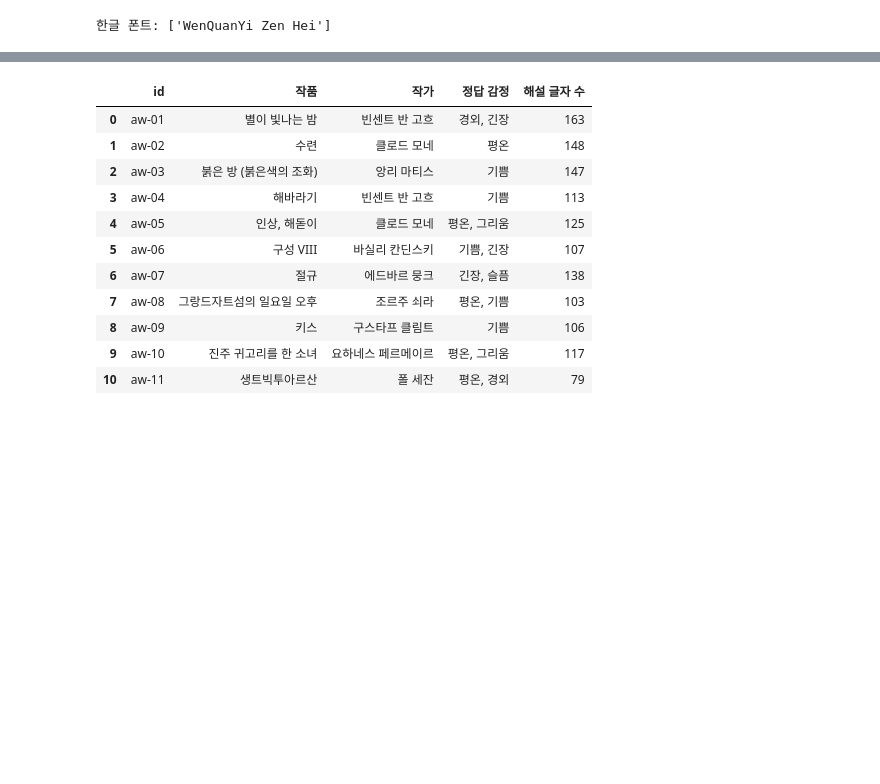
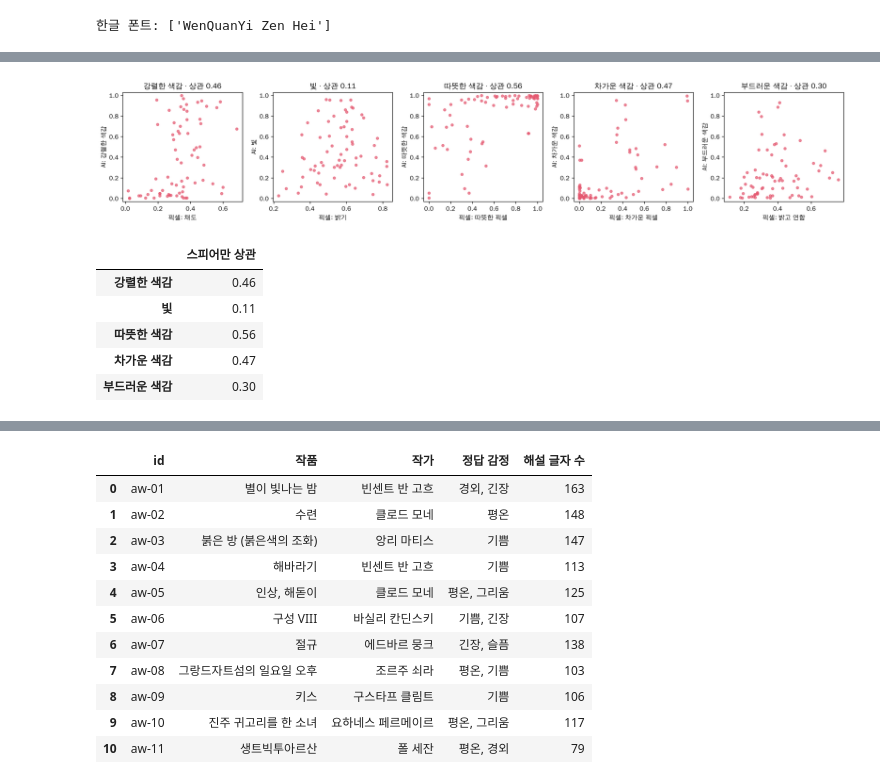
Before and after one commit to 2026-2-zolp/arti, a Jupyter notebook: ai-service/evaluation/ai_validation.ipynb, the cells around one changed output, grey strips where cells are left out. Cells and saved outputs as stored; diff of their text form; code cells hidden in the pictures; blank space fills up the shorter version.

```diff
--- a/ai-service/evaluation/ai_validation.ipynb
+++ b/ai-service/evaluation/ai_validation.ipynb
@@ -105,0 +260,31 @@ print("한글 폰트:", plt.rcParams["font.family"])
+# %%
+def pixel_stats(img):
+    hsv = np.asarray(img.convert("HSV").resize((128, 128)), dtype=float) / 255
+    h, s, v = hsv[..., 0] * 360, hsv[..., 1], hsv[..., 2]
+    colored = s > 0.15  # 회색에 가까운 픽셀은 색 판단에서 제외
+    n = max(colored.sum(), 1)
+    return {"채도": s.mean(), "밝기": v.mean(),
+            "따뜻한 픽셀": (((h < 60) | (h >= 330)) & colored).sum() / n,
+            "차가운 픽셀": (((h >= 90) & (h < 270)) & colored).sum() / n,
+            "밝고 연함": (v * (1 - s)).mean()}
+
+
+px = pd.DataFrame([pixel_stats(wikiart_image(i)) for i in tag_df.idx])
+PAIRS = [("vivid", "채도"), ("light", "밝기"), ("warm", "따뜻한 픽셀"), ("cool", "차가운 픽셀"), ("soft", "밝고 연함")]
+color_corr = {TAG_KO[t]: tag_df[t].rank().corr(px[m].rank()) for t, m in PAIRS}  # 순위끼리의 상관 = 스피어만 (scipy 없이)
+
+fig, axes = plt.subplots(1, 5, figsize=(17, 3.4))
+for ax, (t, m) in zip(axes, PAIRS):
+    ax.scatter(px[m], tag_df[t], s=16, alpha=0.7, color="#e5576f")
+    ax.set_xlabel(f"픽셀: {m}"); ax.set_ylabel(f"AI: {TAG_KO[t]}"); ax.set_ylim(-0.03, 1.03)
+    ax.set_title(f"{TAG_KO[t]} · 상관 {color_corr[TAG_KO[t]]:.2f}")
+fig.tight_layout(); save(fig, "t3_color_vs_pixels"); plt.show()
+pd.Series(color_corr, name="스피어만 상관").to_frame().style.format("{:.2f}")
+# %% [output]
+[figure, added]
+|  | 스피어만 상관 |
+| 강렬한 색감 | 0.46 |
+| 빛 | 0.11 |
+| 따뜻한 색감 | 0.56 |
+| 차가운 색감 | 0.47 |
+| 부드러운 색감 | 0.30 |
```
Also changed, not shown: parts of 41 cells of this notebook, 45 other files.
